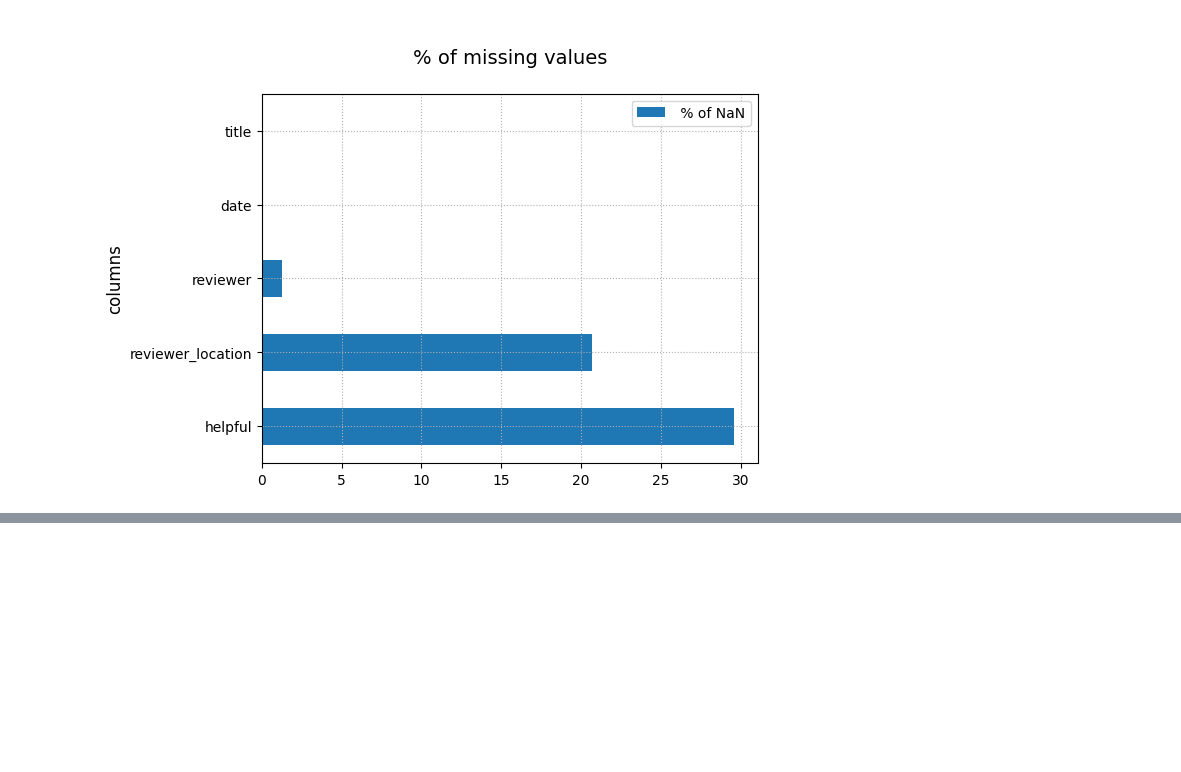
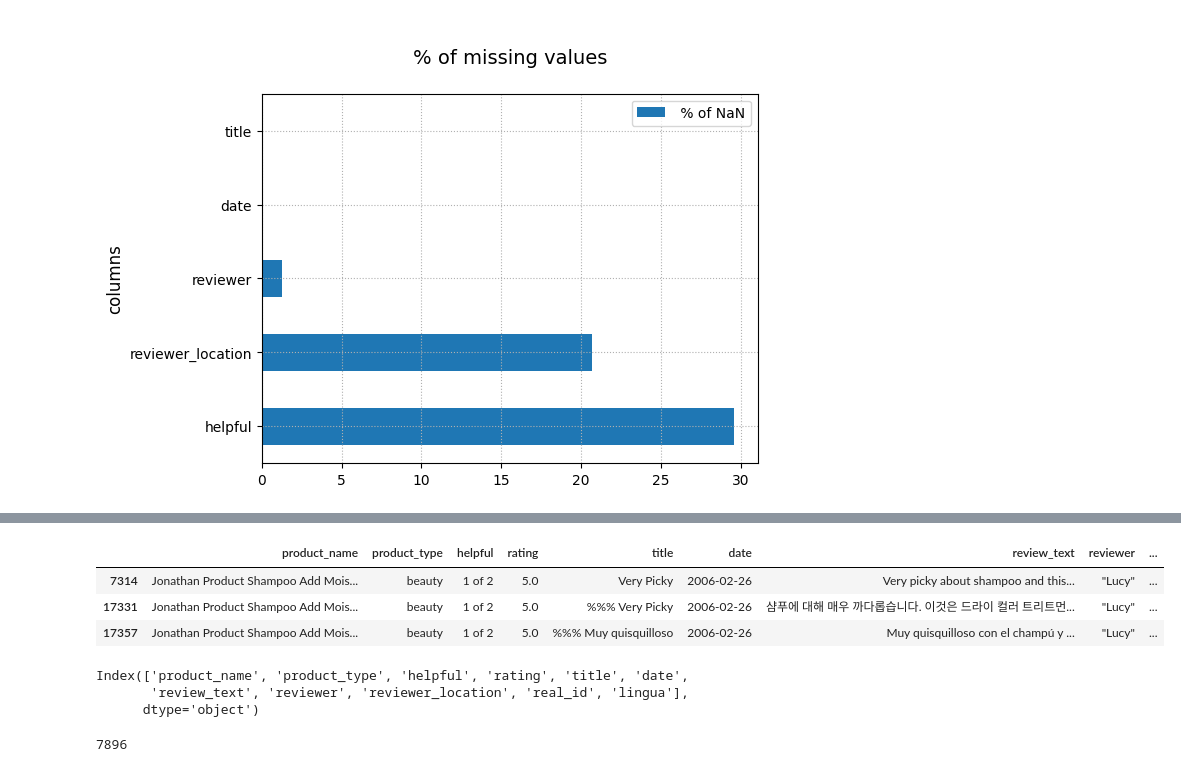
Before and after one commit to LM1997610/DMT, a Jupyter notebook: Untitled4.ipynb, the cells around one changed output, grey strips where cells are left out. Cells and saved outputs as stored; diff of their text form; code cells hidden in the pictures; blank space fills up the shorter version.

```diff
--- a/Untitled4.ipynb
+++ b/Untitled4.ipynb
@@ -236,0 +218,17 @@ Requirement already satisfied: tqdm in /usr/local/lib/python3.10/dist-packages (
+# %%
+df[df["reviewer"] == '"Lucy"'][df['real_id']=='B0009U4OF8']
+# %% [output]
+|  | product_name | product_type | helpful | rating | title | date | review_text | reviewer | ... |
+| 7314 | Jonathan Product Shampoo Add Mois... | beauty | 1 of 2 | 5.0 | Very Picky | 2006-02-26 | Very picky about shampoo and this... | "Lucy" | ... |
+| 17331 | Jonathan Product Shampoo Add Mois... | beauty | 1 of 2 | 5.0 | %%% Very Picky | 2006-02-26 | 샴푸에 대해 매우 까다롭습니다. 이것은 드라이 컬러 트리트먼... | "Lucy" | ... |
+| 17357 | Jonathan Product Shampoo Add Mois... | beauty | 1 of 2 | 5.0 | %%% Muy quisquilloso | 2006-02-26 | Muy quisquilloso con el champú y ... | "Lucy" | ... |
+# %%
+df.columns
+# %% [output]
+Index(['product_name', 'product_type', 'helpful', 'rating', 'title', 'date',
+       'review_text', 'reviewer', 'reviewer_location', 'real_id', 'lingua'],
+      dtype='object')
+# %%
+len(pd.unique(df["reviewer"]))
+# %% [output]
+7896
```
Also changed, not shown: parts of 42 cells of this notebook.
